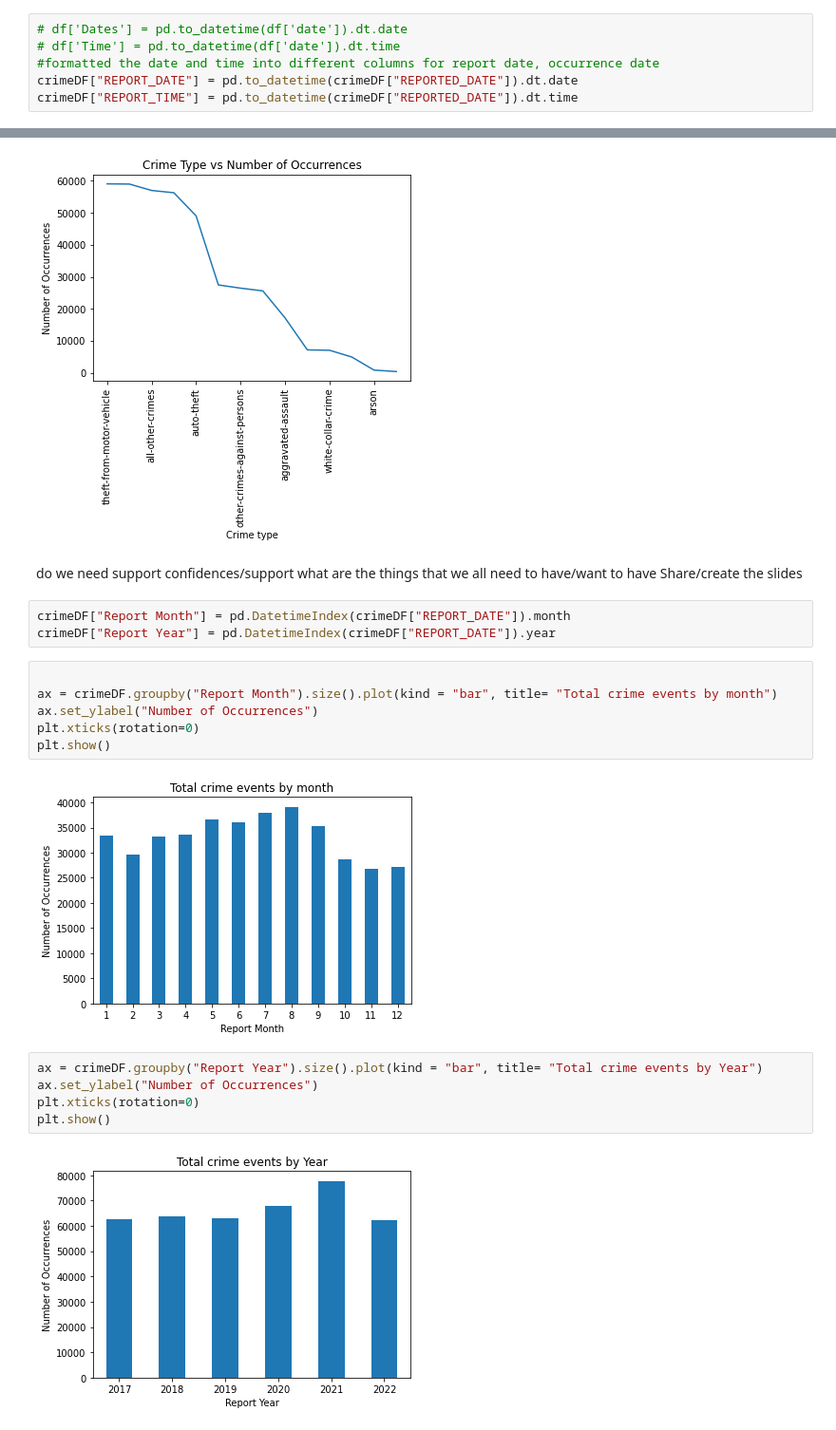
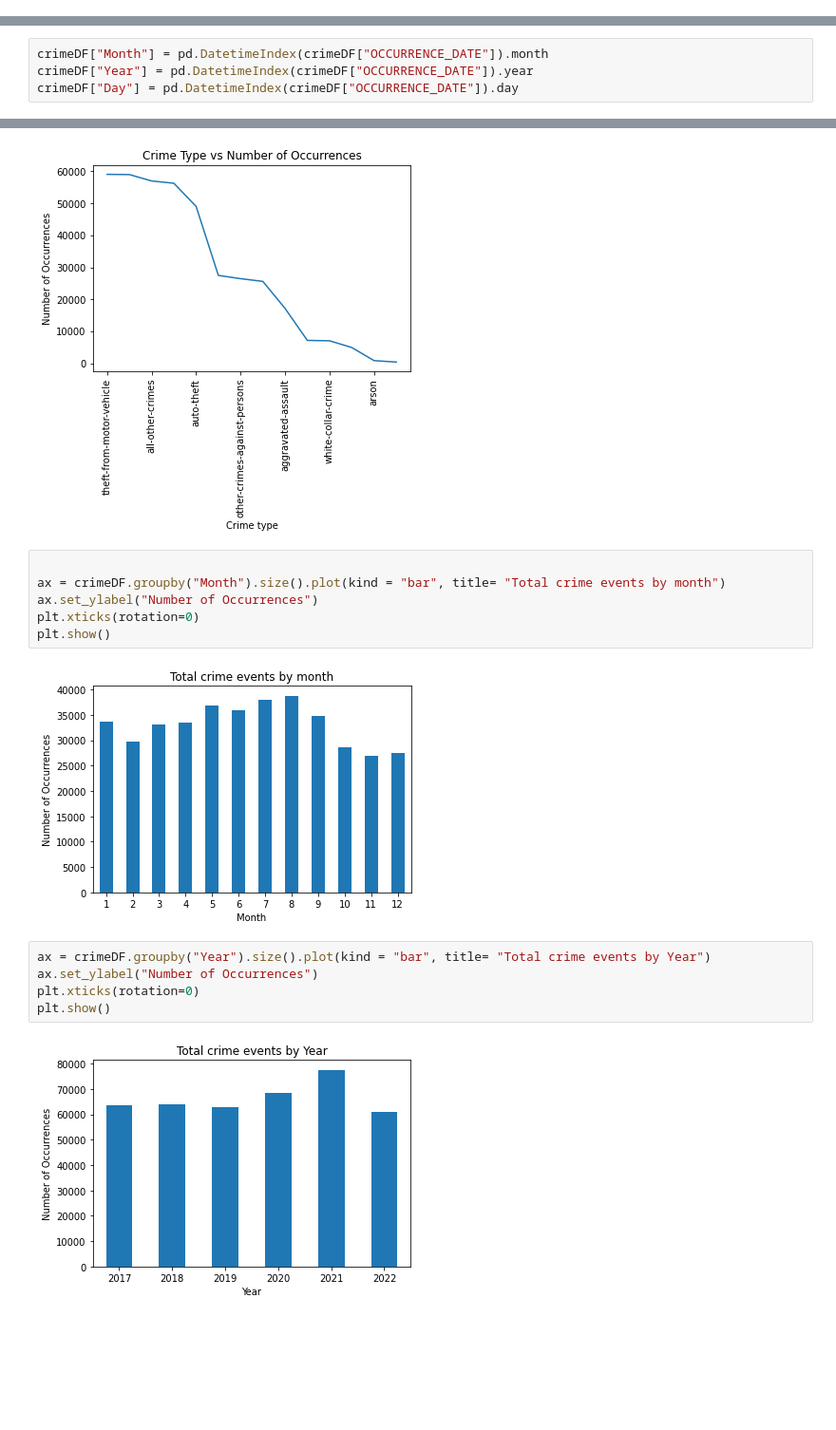
Before and after one commit to laurenawilk/CSCI4502, a Jupyter notebook: dataminingsemesterproject.ipynb, the cells around one changed output, grey strips where cells are left out. Shown at 95% size. Cells and saved outputs as stored; diff of their text form; blank space fills up the shorter version.

```diff
--- a/dataminingsemesterproject.ipynb
+++ b/dataminingsemesterproject.ipynb
@@ -75,6 +52,0 @@ dtype: int64
-# %%
-# df['Dates'] = pd.to_datetime(df['date']).dt.date
-# df['Time'] = pd.to_datetime(df['date']).dt.time
-#formatted the date and time into different columns for report date, occurrence date
-crimeDF["REPORT_DATE"] = pd.to_datetime(crimeDF["REPORTED_DATE"]).dt.date
-crimeDF["REPORT_TIME"] = pd.to_datetime(crimeDF["REPORTED_DATE"]).dt.time
@@ -84,3 +95,7 @@ crimeDF["OCCURRENCE_TIME"] = pd.to_datetime(crimeDF["FIRST_OCCURRENCE_DATE"]).dt
+# %%
+crimeDF["Month"] = pd.DatetimeIndex(crimeDF["OCCURRENCE_DATE"]).month
+crimeDF["Year"] = pd.DatetimeIndex(crimeDF["OCCURRENCE_DATE"]).year
+crimeDF["Day"] = pd.DatetimeIndex(crimeDF["OCCURRENCE_DATE"]).day
 # %%
 crimeDF.head()
 # %% [output]
@@ -217,25 +193,18 @@ ax.set_ylabel("Number of Occurrences")
 plt.show()
 # %% [output]
 [figure]
-# %% [markdown]
-do we need support confidences/support
-what are the things that we all need to have/want to have
-Share/create the slides
-# %%
-crimeDF["Report Month"] = pd.DatetimeIndex(crimeDF["REPORT_DATE"]).month
-crimeDF["Report Year"] = pd.DatetimeIndex(crimeDF["REPORT_DATE"]).year
 # %%
 
-ax = crimeDF.groupby("Report Month").size().plot(kind = "bar", title= "Total crime events by month")
+ax = crimeDF.groupby("Month").size().plot(kind = "bar", title= "Total crime events by month")
 ax.set_ylabel("Number of Occurrences")
 plt.xticks(rotation=0)
 plt.show()
 # %% [output]
-[figure, old version]
+[figure, new version]
 # %%
-ax = crimeDF.groupby("Report Year").size().plot(kind = "bar", title= "Total crime events by Year")
+ax = crimeDF.groupby("Year").size().plot(kind = "bar", title= "Total crime events by Year")
 ax.set_ylabel("Number of Occurrences")
 plt.xticks(rotation=0)
 plt.show()
 # %% [output]
-[figure, old version]
+[figure, new version]
```
Also changed, not shown: parts of 53 cells of this notebook.
